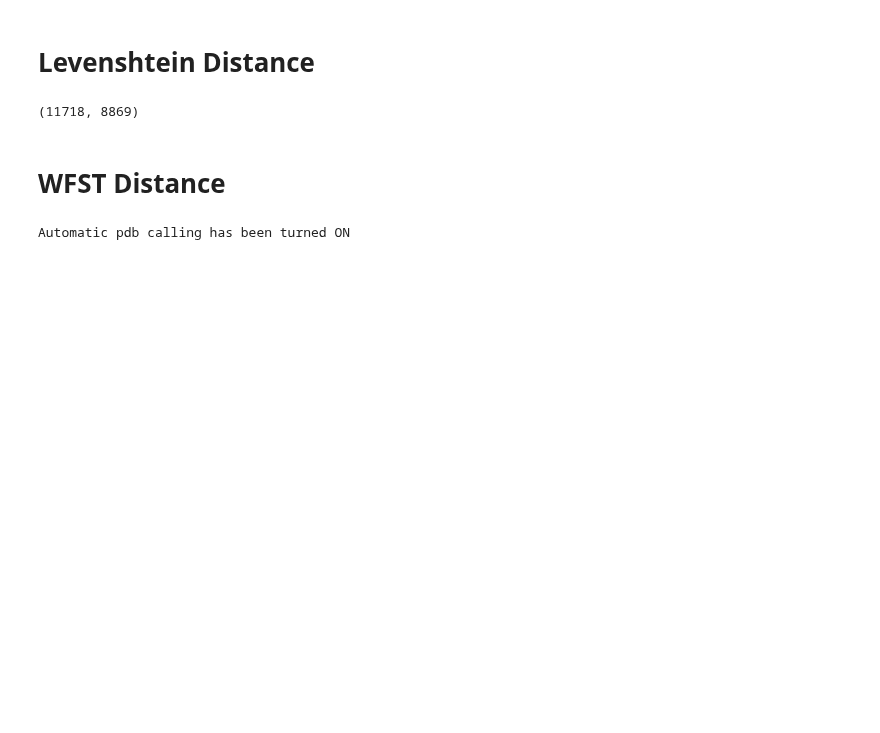
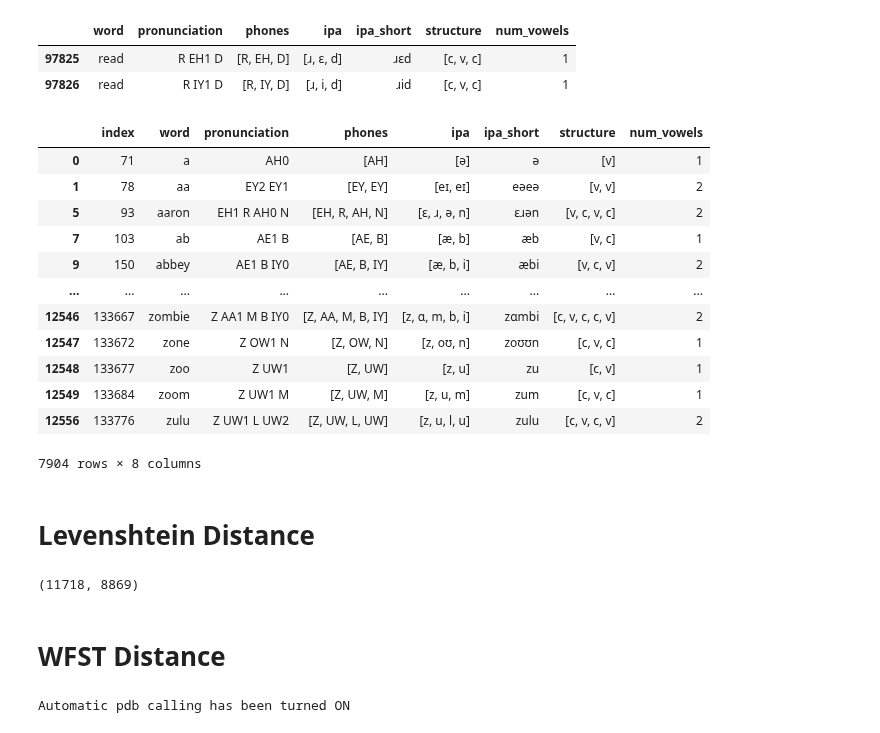
Before and after one commit to smeylan/child-directed-listening, a Jupyter notebook: Likelihood Matrices for CDL.ipynb, the cells around one changed output. Cells and saved outputs as stored; diff of their text form; code cells hidden in the pictures; blank space fills up the shorter version.

```diff
--- a/Likelihood Matrices for CDL.ipynb
+++ b/Likelihood Matrices for CDL.ipynb
@@ -22,3 +38,26 @@ initial_vocab.sort()
+# %%
+cmu_in_initial_vocab.loc[cmu_in_initial_vocab.word == 'read']
+# %% [output]
+|  | word | pronunciation | phones | ipa | ipa_short | structure | num_vowels |
+| 97825 | read | R EH1 D | [R, EH, D] | [ɹ, ɛ, d] | ɹɛd | [c, v, c] | 1 |
+| 97826 | read | R IY1 D | [R, IY, D] | [ɹ, i, d] | ɹid | [c, v, c] | 1 |
+# %%
+cmu_in_initial_vocab_original = load_pickle('likelihood_inputs/cmu_in_initial_vocab.obj')
+cmu_in_initial_vocab_original
+# %% [output]
+|  | index | word | pronunciation | phones | ipa | ipa_short | structure | num_vowels |
+| 0 | 71 | a | AH0 | [AH] | [ə] | ə | [v] | 1 |
+| 1 | 78 | aa | EY2 EY1 | [EY, EY] | [eɪ, eɪ] | eəeə | [v, v] | 2 |
+| 5 | 93 | aaron | EH1 R AH0 N | [EH, R, AH, N] | [ɛ, ɹ, ə, n] | ɛɹən | [v, c, v, c] | 2 |
+| 7 | 103 | ab | AE1 B | [AE, B] | [æ, b] | æb | [v, c] | 1 |
+| 9 | 150 | abbey | AE1 B IY0 | [AE, B, IY] | [æ, b, i] | æbi | [v, c, v] | 2 |
+| ... | ... | ... | ... | ... | ... | ... | ... | ... |
+| 12546 | 133667 | zombie | Z AA1 M B IY0 | [Z, AA, M, B, IY] | [z, ɑ, m, b, i] | zɑmbi | [c, v, c, c, v] | 2 |
+| 12547 | 133672 | zone | Z OW1 N | [Z, OW, N] | [z, oʊ, n] | zoʊʊn | [c, v, c] | 1 |
+| 12548 | 133677 | zoo | Z UW1 | [Z, UW] | [z, u] | zu | [c, v] | 1 |
+| 12549 | 133684 | zoom | Z UW1 M | [Z, UW, M] | [z, u, m] | zum | [c, v, c] | 1 |
+| 12556 | 133776 | zulu | Z UW1 L UW2 | [Z, UW, L, UW] | [z, u, l, u] | zulu | [c, v, c, v] | 2 |
+7904 rows × 8 columns
 # %% [markdown]
 # Levenshtein Distance
 # %%
```
Also changed, not shown: parts of 1 cell of this notebook, 7 other files.
